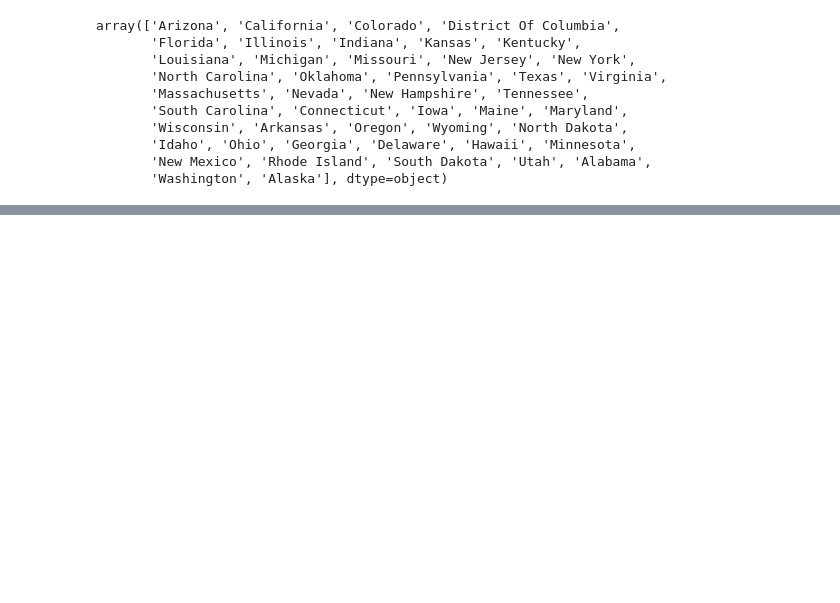
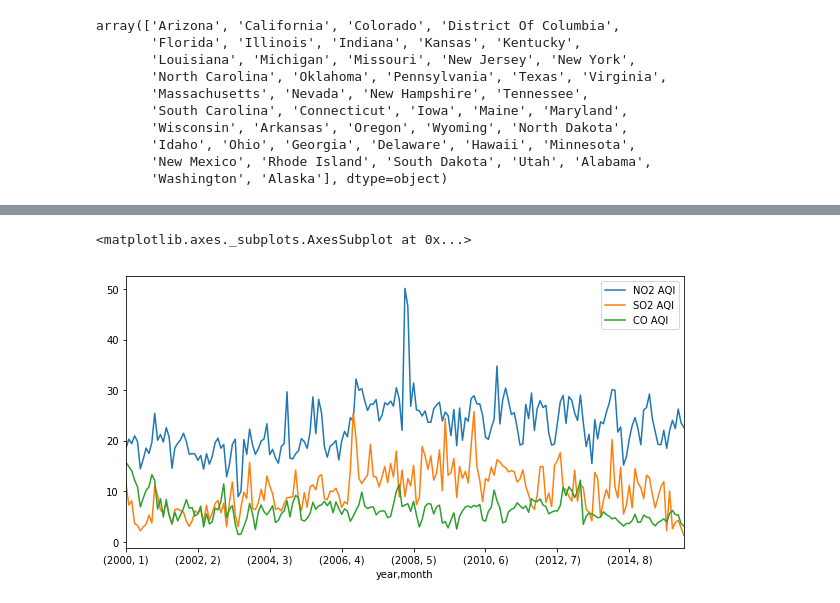
Before and after one commit to sachsjohn/Project_1_Pollution, a Jupyter notebook: Pollution Data.ipynb, the cells around one changed output, grey strips where cells are left out. Saved outputs shown, nothing was run; the diff lists cells and outputs as text; code cells hidden in the pictures; blank space fills up the shorter version.

```diff
--- a/Pollution Data.ipynb
+++ b/Pollution Data.ipynb
@@ -141,0 +201,6 @@ state_CO_data.sort_values('CO AQI', ascending=False)
+# %%
+wymean = wy.groupby(['year','month']).mean()
+wymean.plot(figsize=(10,5))
+# %% [output]
+<matplotlib.axes._subplots.AxesSubplot at 0x...>
+[figure, added]
```
Also changed, not shown: parts of 13 cells of this notebook.
